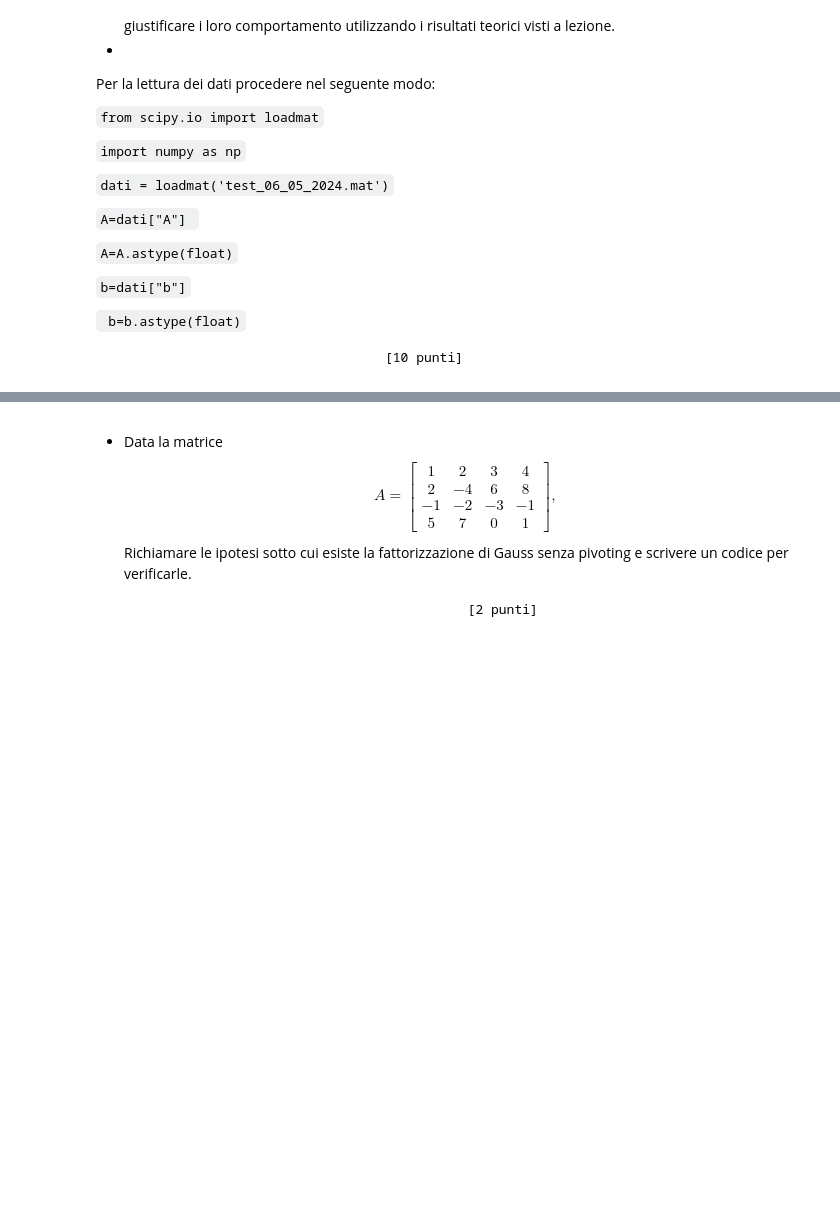
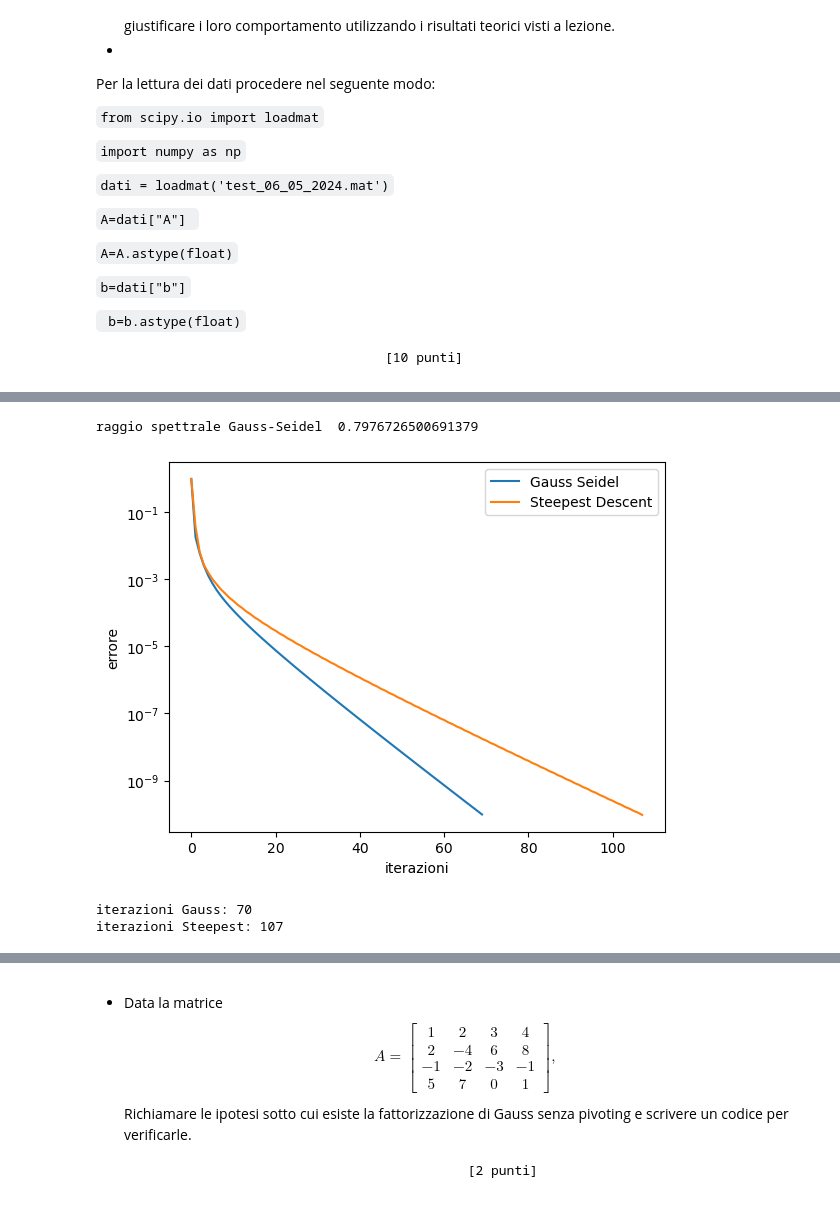
Before and after one commit to FabioFattori/eserciziMetodiNumerici, a Jupyter notebook: esercitazioniEsame/Esame_6Maggio2024.ipynb, the cells around one changed output, grey strips where cells are left out. Drawn from its saved outputs; the diff is of its cells as text; code cells hidden in the pictures; blank space fills up the shorter version.

```diff
--- a/esercitazioniEsame/Esame_6Maggio2024.ipynb
+++ b/esercitazioniEsame/Esame_6Maggio2024.ipynb
@@ -31,27 +31,3 @@ A=dati['A']
 A=A.astype(float)
 b=dati['b']
 b=b.astype(float)
-# %%
-import SolveTriangular as st
-def gauss_seidel(A,b,x0,toll,it_max):
-    errore=1000
-    d=np.diag(A)
-    D=np.diag(d)
-    E=np.tril(A,-1)
-    F=np.triu(A,1)
-    M=D+E
-    N=-F
-    T=np.dot(np.linalg.inv(M),N)
-    autovalori=np.linalg.eigvals(T)
-    raggiospettrale=np.max(np.abs(autovalori))
-    print("raggio spettrale Gauss-Seidel ",raggiospettrale)
-    it=0
-    er_vet=[]
-    while it<it_max and errore>=toll:
-        temp=b-F@x0
-        x , flag = st.Lsolve(M,temp)
-        errore=np.linalg.norm(x-x0)/np.linalg.norm(x)
-        er_vet.append(errore)
-        x0=x.copy()
-        it=it+1
-    return x,it,er_vet
@@ -165,0 +180,22 @@ definita positiva
+# %%
+import matplotlib.pyplot as plt
+
+n=A.shape[0]
+x0=np.zeros(A.shape[0]).reshape(n,1)
+tol = 1e-10
+itMax=5000
+xG,itG,er_vetG = gauss_seidel(A,b,x0,tol,itMax)
+x,vet_r,vec_sol,it = steepestdescent(A,b,x0,itMax,tol)
+
+plt.semilogy(range(itG),er_vetG,range(it+1),vet_r)
+plt.legend(["Gauss Seidel","Steepest Descent"])
+plt.xlabel("iterazioni")
+plt.ylabel("errore")
+plt.show()
+print("iterazioni Gauss:",itG)
+print("iterazioni Steepest:",it)
+# %% [output]
+raggio spettrale Gauss-Seidel  0.7976726500691379
+[figure, added]
+iterazioni Gauss: 70
+iterazioni Steepest: 107
```
Also changed, not shown: parts of 12 cells of this notebook, 6 other files.
